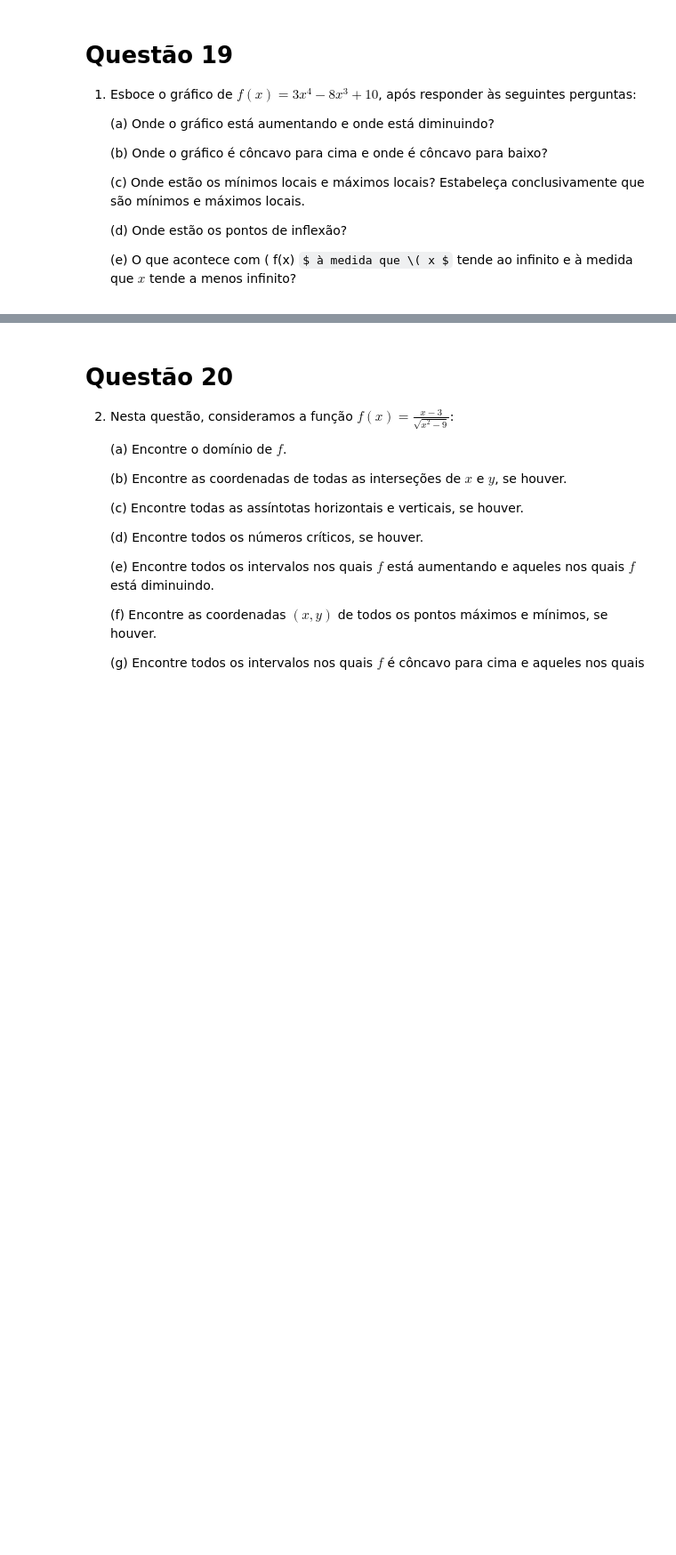
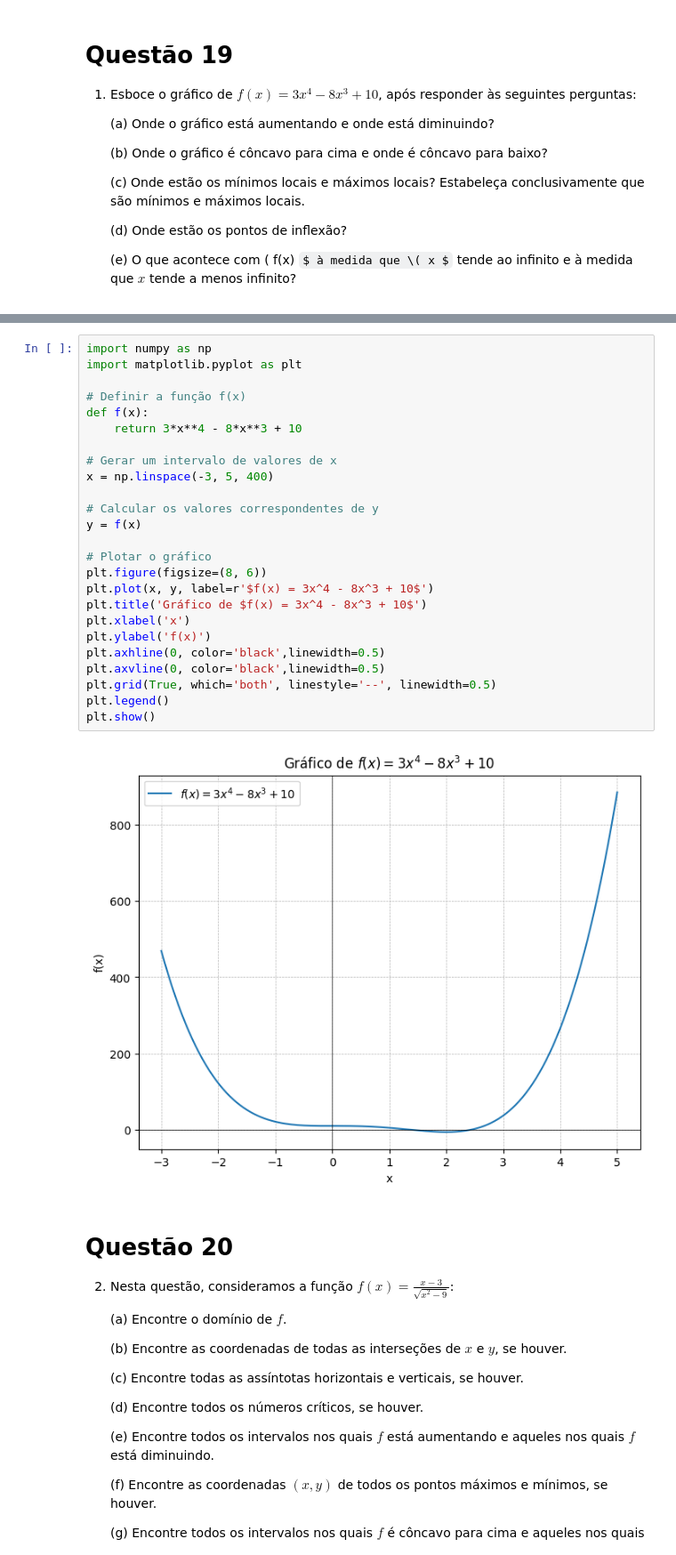
Before and after one commit to andre210505/RA1, a Jupyter notebook: Recuperação_RA2.ipynb, the cells around one changed output, grey strips where cells are left out. Shown at 89% size. Drawn from its saved outputs; the diff is of its cells as text; some formulas as TeX source; blank space fills up the shorter version.

```diff
--- a/Recuperação_RA2.ipynb
+++ b/Recuperação_RA2.ipynb
@@ -837,3 +1277,30 @@ Um carro de polícia, aproximando-se de um cruzamento em ângulo reto vindo do n
+# %%
+import numpy as np
+import matplotlib.pyplot as plt
+
+# Definir a função f(x)
+def f(x):
+    return 3*x**4 - 8*x**3 + 10
+
+# Gerar um intervalo de valores de x
+x = np.linspace(-3, 5, 400)
+
+# Calcular os valores correspondentes de y
+y = f(x)
+
+# Plotar o gráfico
+plt.figure(figsize=(8, 6))
+plt.plot(x, y, label=r'$f(x) = 3x^4 - 8x^3 + 10$')
+plt.title('Gráfico de $f(x) = 3x^4 - 8x^3 + 10$')
+plt.xlabel('x')
+plt.ylabel('f(x)')
+plt.axhline(0, color='black',linewidth=0.5)
+plt.axvline(0, color='black',linewidth=0.5)
+plt.grid(True, which='both', linestyle='--', linewidth=0.5)
+plt.legend()
+plt.show()
+# %% [output]
+[figure, added]
 # %% [markdown]
 # Questão 20
 2. Nesta questão, consideramos a função $ f(x) = \frac{x - 3}{\sqrt{x^2 - 9}} $:
```
Also changed, not shown: parts of 48 cells of this notebook.
